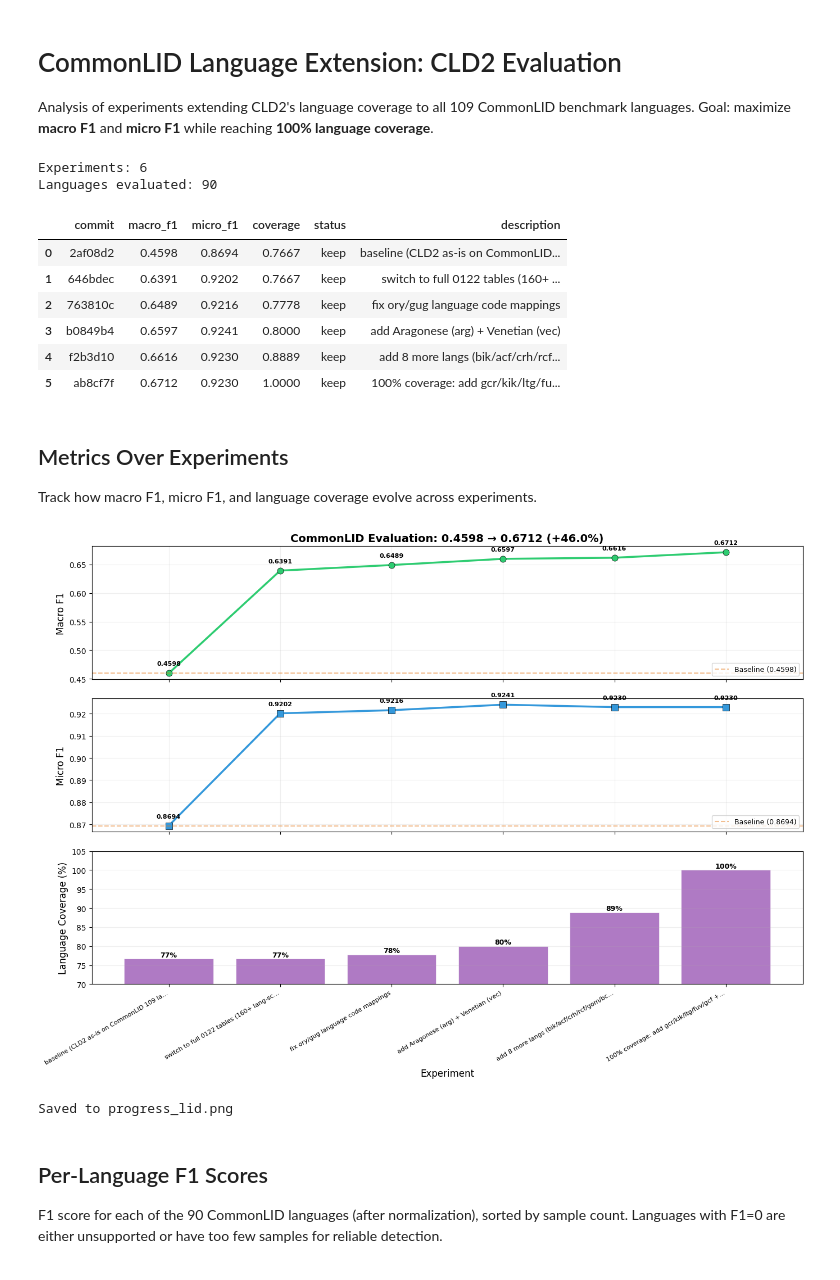
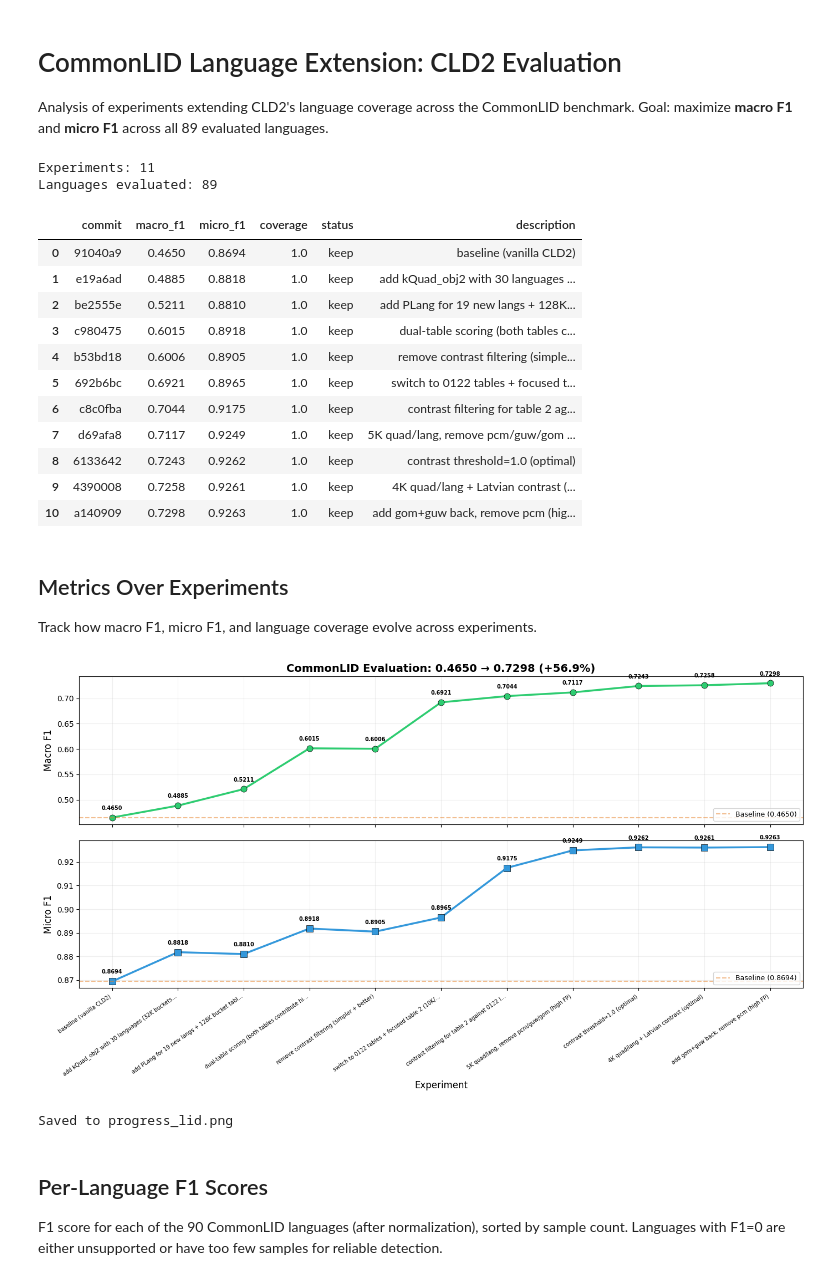
Before and after one commit to malteos/cld2, a Jupyter notebook: analysis_lid.ipynb, the cells around one changed output. Cells and saved outputs as stored; diff of their text form; code cells hidden in the pictures.

Commit message:
docs: update analysis notebook and charts for current experiments

```diff
--- a/analysis_lid.ipynb
+++ b/analysis_lid.ipynb
@@ -1,8 +1,8 @@
 # %% [markdown]
 # CommonLID Language Extension: CLD2 Evaluation
 
-Analysis of experiments extending CLD2's language coverage to all 109 CommonLID benchmark languages.
-Goal: maximize **macro F1** and **micro F1** while reaching **100% language coverage**.
+Analysis of experiments extending CLD2's language coverage across the CommonLID benchmark.
+Goal: maximize **macro F1** and **micro F1** across all 89 evaluated languages.
 # %%
 import pandas as pd
 import matplotlib.pyplot as plt
@@ -13,34 +13,39 @@ df = pd.read_csv("results_lid.tsv", sep="\t")
 for col in ["macro_f1", "micro_f1", "coverage"]:
     df[col] = pd.to_numeric(df[col], errors="coerce")
 
-# Load per-language results
-lang_df = pd.read_csv("data/commonlid/results/per_language.tsv", sep="\t")
+# Load per-language results (from latest evaluation run)
+lang_df = pd.read_csv("data/evaluation/results/per_language.tsv", sep="\t")
 
 # Load confusion matrix
-conf_df = pd.read_csv("data/commonlid/results/confusion.tsv", sep="\t")
+conf_df = pd.read_csv("data/evaluation/results/confusion.tsv", sep="\t")
 
 print(f"Experiments: {len(df)}")
 print(f"Languages evaluated: {len(lang_df[lang_df['n_samples'] > 0])}")
 df
 # %% [output]
-Experiments: 6
-Languages evaluated: 90
+Experiments: 11
+Languages evaluated: 89
 |  | commit | macro_f1 | micro_f1 | coverage | status | description |
-| 0 | 2af08d2 | 0.4598 | 0.8694 | 0.7667 | keep | baseline (CLD2 as-is on CommonLID... |
-| 1 | 646bdec | 0.6391 | 0.9202 | 0.7667 | keep | switch to full 0122 tables (160+ ... |
-| 2 | 763810c | 0.6489 | 0.9216 | 0.7778 | keep | fix ory/gug language code mappings |
-| 3 | b0849b4 | 0.6597 | 0.9241 | 0.8000 | keep | add Aragonese (arg) + Venetian (vec) |
-| 4 | f2b3d10 | 0.6616 | 0.9230 | 0.8889 | keep | add 8 more langs (bik/acf/crh/rcf... |
-| 5 | ab8cf7f | 0.6712 | 0.9230 | 1.0000 | keep | 100% coverage: add gcr/kik/ltg/fu... |
+| 0 | 91040a9 | 0.4650 | 0.8694 | 1.0 | keep | baseline (vanilla CLD2) |
+| 1 | e19a6ad | 0.4885 | 0.8818 | 1.0 | keep | add kQuad_obj2 with 30 languages ... |
+| 2 | be2555e | 0.5211 | 0.8810 | 1.0 | keep | add PLang for 19 new langs + 128K... |
+| 3 | c980475 | 0.6015 | 0.8918 | 1.0 | keep | dual-table scoring (both tables c... |
+| 4 | b53bd18 | 0.6006 | 0.8905 | 1.0 | keep | remove contrast filtering (simple... |
+| 5 | 692b6bc | 0.6921 | 0.8965 | 1.0 | keep | switch to 0122 tables + focused t... |
+| 6 | c8c0fba | 0.7044 | 0.9175 | 1.0 | keep | contrast filtering for table 2 ag... |
+| 7 | d69afa8 | 0.7117 | 0.9249 | 1.0 | keep | 5K quad/lang, remove pcm/guw/gom ... |
+| 8 | 6133642 | 0.7243 | 0.9262 | 1.0 | keep | contrast threshold=1.0 (optimal) |
+| 9 | 4390008 | 0.7258 | 0.9261 | 1.0 | keep | 4K quad/lang + Latvian contrast (... |
+| 10 | a140909 | 0.7298 | 0.9263 | 1.0 | keep | add gom+guw back, remove pcm (hig... |
 # %% [markdown]
 ## Metrics Over Experiments
 
 Track how macro F1, micro F1, and language coverage evolve across experiments.
 # %%
-fig, axes = plt.subplots(3, 1, figsize=(14, 10), sharex=True)
+fig, axes = plt.subplots(2, 1, figsize=(14, 8), sharex=True)
 
 x = range(len(df))
-labels = [d[:40] + "..." if len(d) > 40 else d for d in df["description"]]
+labels = [d[:45] + "..." if len(d) > 45 else d for d in df["description"]]
 
 # Macro F1
 ax = axes[0]
@@ -49,46 +54,40 @@ ax.plot(x, df["macro_f1"], "o-", color="#2ecc71", linewidth=2.5, markersize=8,
 ax.axhline(y=df.iloc[0]["macro_f1"], color="#e67e22", linestyle="--", alpha=0.5,
            label=f"Baseline ({df.iloc[0]['macro_f1']:.4f})")
 for i, (xi, v) in enumerate(zip(x, df["macro_f1"])):
     ax.annotate(f"{v:.4f}", (xi, v), textcoords="offset points",
-               xytext=(0, 10), ha="center", fontsize=8, fontweight="bold")
+               xytext=(0, 10), ha="center", fontsize=7, fontweight="bold")
 ax.set_ylabel("Macro F1", fontsize=12)
+delta = df.iloc[-1]['macro_f1'] - df.iloc[0]['macro_f1']
+pct = delta / df.iloc[0]['macro_f1'] * 100
 ax.set_title(f"CommonLID Evaluation: {df.iloc[0]['macro_f1']:.4f} \u2192 {df.iloc[-1]['macro_f1']:.4f} "
-             f"(+{(df.iloc[-1]['macro_f1'] - df.iloc[0]['macro_f1']) / df.iloc[0]['macro_f1'] * 100:.1f}%)",
+             f"(+{pct:.1f}%)",
              fontsize=14, fontweight="bold")
 ax.legend(loc="lower right", fontsize=9)
 ax.grid(True, alpha=0.2)
 
 # Micro F1
 ax = axes[1]
 ax.plot(x, df["micro_f1"], "s-", color="#3498db", linewidth=2.5, markersize=8,
         markeredgecolor="black", markeredgewidth=0.5)
 ax.axhline(y=df.iloc[0]["micro_f1"], color="#e67e22", linestyle="--", alpha=0.5,
            label=f"Baseline ({df.iloc[0]['micro_f1']:.4f})")
 for i, (xi, v) in enumerate(zip(x, df["micro_f1"])):
     ax.annotate(f"{v:.4f}", (xi, v), textcoords="offset points",
-               xytext=(0, 10), ha="center", fontsize=8, fontweight="bold")
+               xytext=(0, 10), ha="center", fontsize=7, fontweight="bold")
 ax.set_ylabel("Micro F1", fontsize=12)
 ax.legend(loc="lower right", fontsize=9)
 ax.grid(True, alpha=0.2)
 
-# Coverage
-ax = axes[2]
-ax.bar(x, df["coverage"] * 100, color="#9b59b6", edgecolor="white", linewidth=0.5, alpha=0.8)
-for i, (xi, v) in enumerate(zip(x, df["coverage"])):
-    ax.text(xi, v * 100 + 0.5, f"{v:.0%}", ha="center", fontsize=9, fontweight="bold")
-ax.set_ylabel("Language Coverage (%)", fontsize=12)
-ax.set_ylim(70, 105)
 ax.set_xticks(list(x))
-ax.set_xticklabels(labels, rotation=30, ha="right", fontsize=8)
+ax.set_xticklabels(labels, rotation=35, ha="right", fontsize=7)
 ax.set_xlabel("Experiment", fontsize=12)
-ax.grid(True, axis="y", alpha=0.2)
 
 plt.tight_layout()
 plt.savefig("progress_lid.png", dpi=150, bbox_inches="tight")
 plt.show()
 print("Saved to progress_lid.png")
 # %% [output]
-[figure, old version]
+[figure, new version]
 Saved to progress_lid.png
 # %% [markdown]
 ## Per-Language F1 Scores
```
Also changed, not shown: parts of 4 cells of this notebook, 4 other files.
